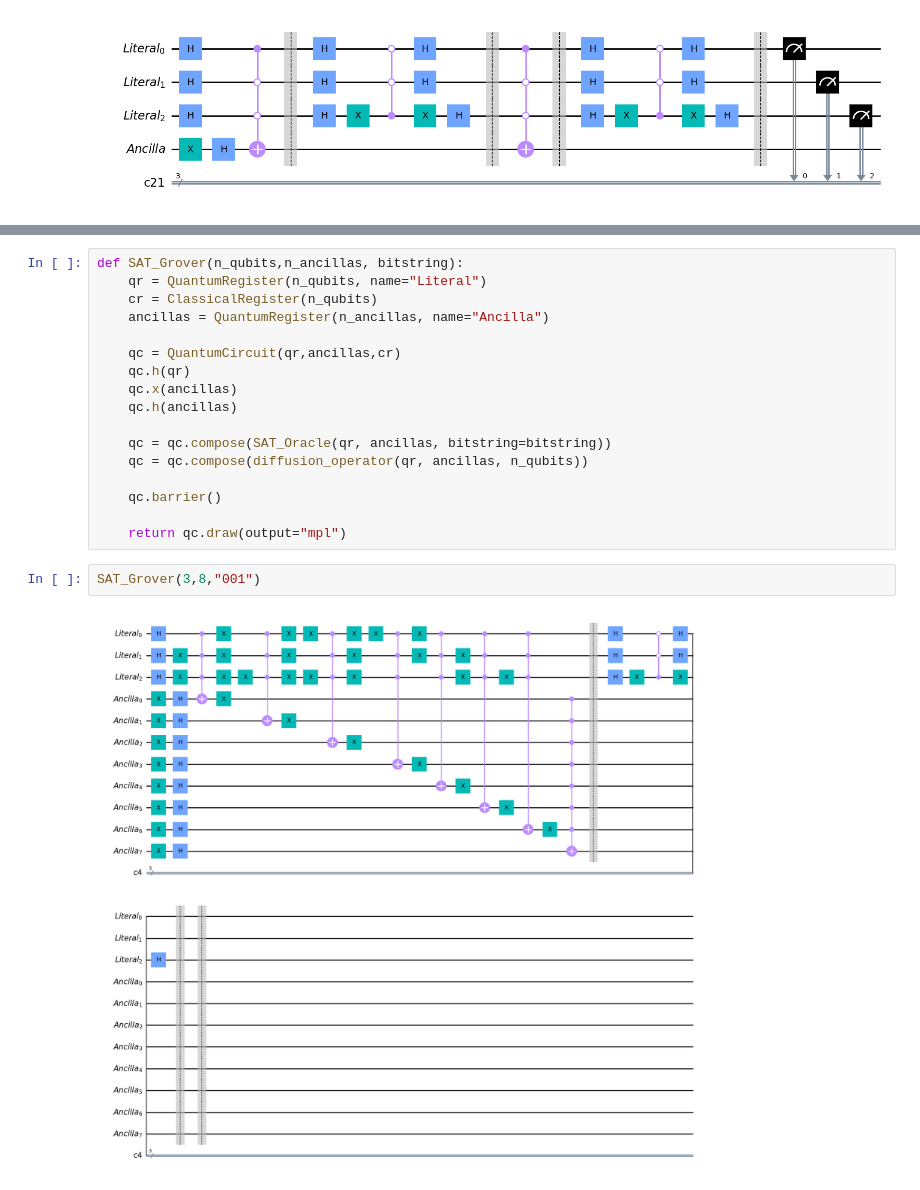
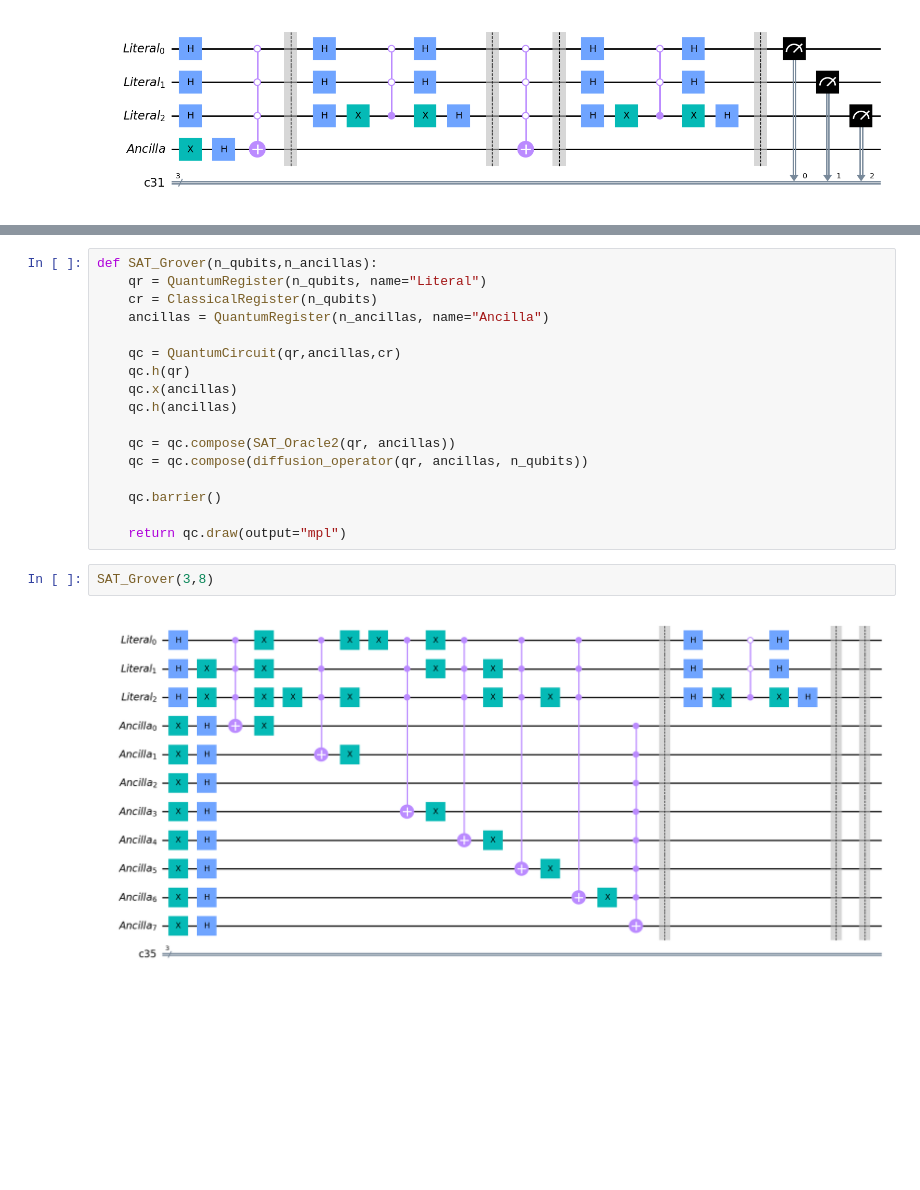
Before and after one commit to hiddenduck/Quantum_SAT_Grover, a Jupyter notebook: Projeto_IC.ipynb, the cells around one changed output, grey strips where cells are left out. Drawn from its saved outputs; the diff is of its cells as text; blank space fills up the shorter version.

```diff
--- a/Projeto_IC.ipynb
+++ b/Projeto_IC.ipynb
@@ -323,5 +371,5 @@ def SAT_Grover1(qr, ancillas, bitstring=None):
 # %%
-def SAT_Grover(n_qubits,n_ancillas, bitstring):
+def SAT_Grover(n_qubits,n_ancillas):
     qr = QuantumRegister(n_qubits, name="Literal")
     cr = ClassicalRegister(n_qubits)
     ancillas = QuantumRegister(n_ancillas, name="Ancilla")
@@ -331,16 +379,16 @@ def SAT_Grover(n_qubits,n_ancillas, bitstring):
     qc.x(ancillas)
     qc.h(ancillas)
 
-    qc = qc.compose(SAT_Oracle(qr, ancillas, bitstring=bitstring))
+    qc = qc.compose(SAT_Oracle2(qr, ancillas))
     qc = qc.compose(diffusion_operator(qr, ancillas, n_qubits))
 
     qc.barrier()
 
     return qc.draw(output="mpl")
 # %%
-SAT_Grover(3,8,"001")
+SAT_Grover(3,8)
 # %% [output]
-[figure, old version]
+[figure, new version]
 # %%
 def SAT_optimalIterations(n_qubits,n_ancillas, mpl=True):
     qr=QuantumRegister(n_qubits, name="Literal")
```
Also changed, not shown: parts of 11 cells of this notebook.
